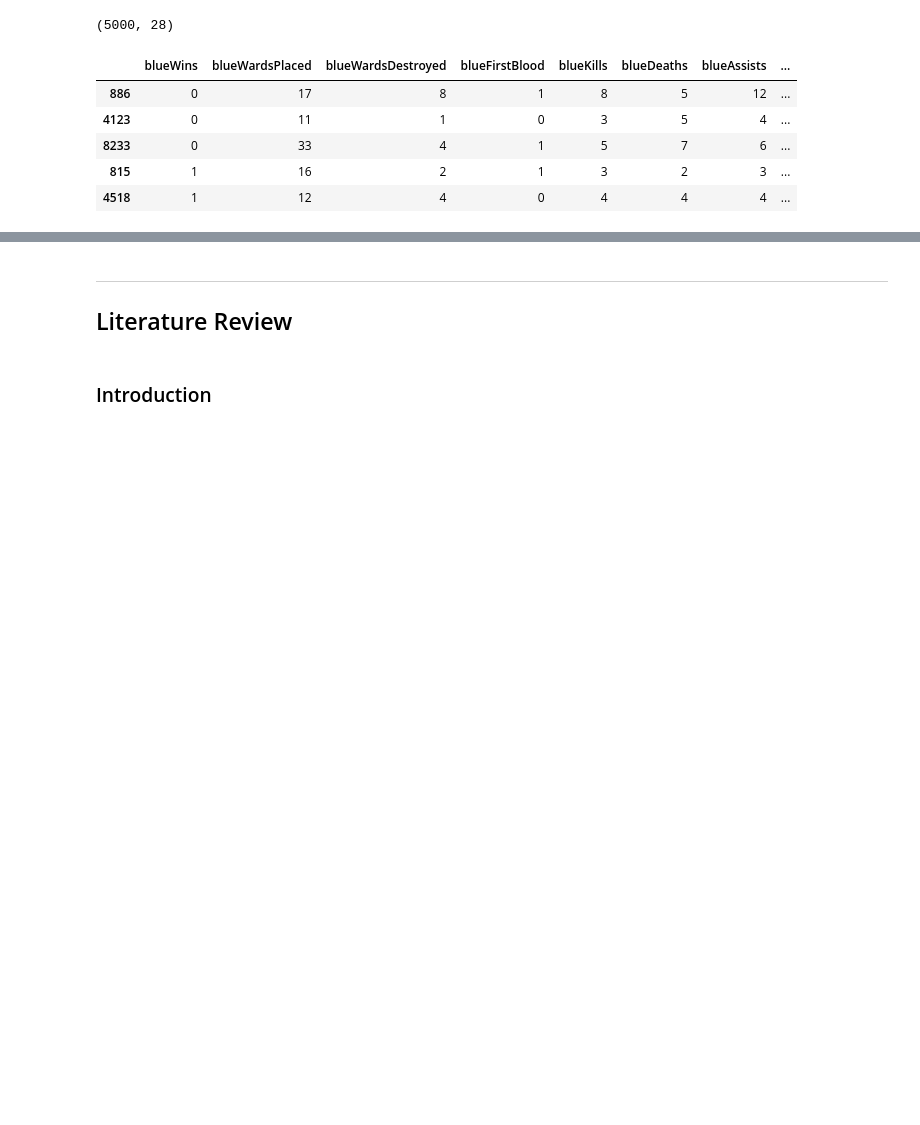
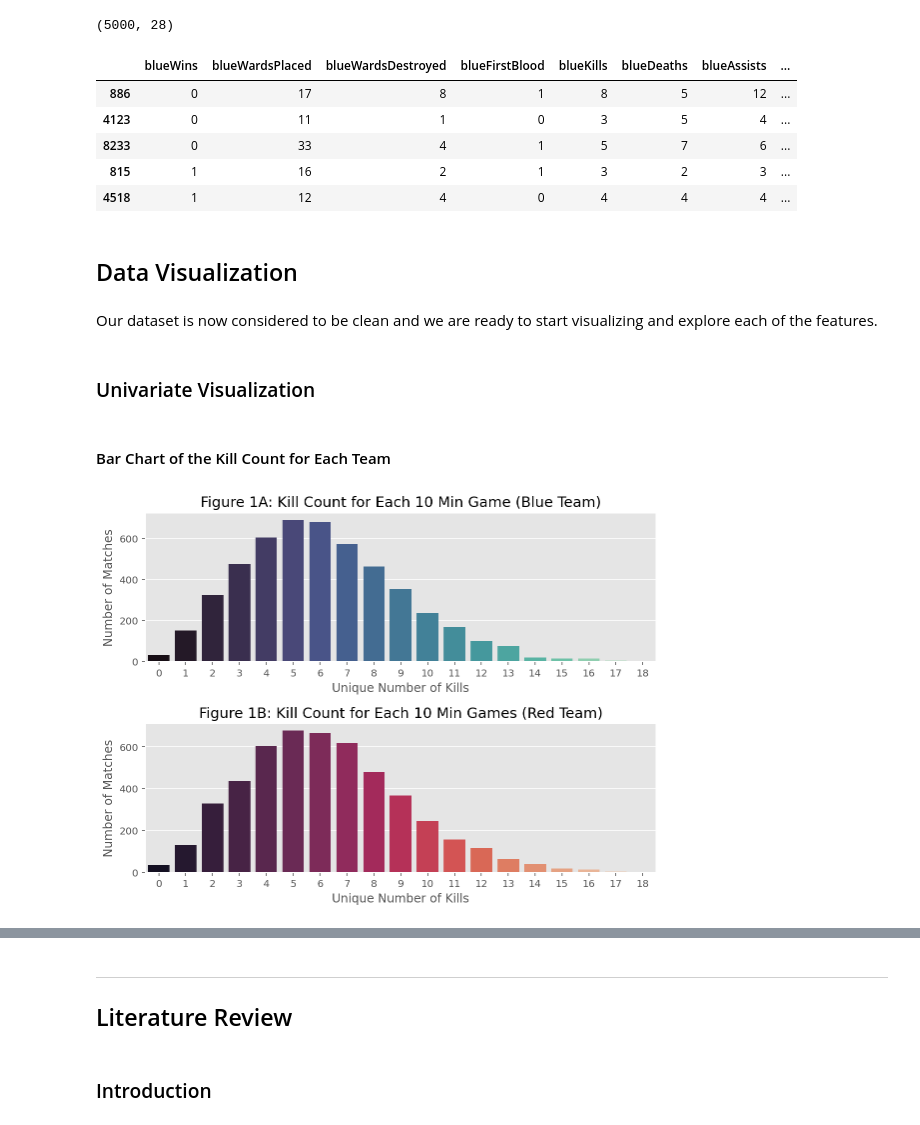
Before and after one commit to angelocarasig/lol_diamond_ranked_analysis, a Jupyter notebook: League of Legends Diamond Ranked Game Analysis.ipynb, the cells around one changed output, grey strips where cells are left out. Saved outputs shown, nothing was run; the diff lists cells and outputs as text; code cells hidden in the pictures; blank space fills up the shorter version.

Commit message:
Added Univariate Visualization (Can't think of anything else)

```diff
--- a/League of Legends Diamond Ranked Game Analysis.ipynb
+++ b/League of Legends Diamond Ranked Game Analysis.ipynb
@@ -302,3 +302,30 @@ df.sample(5, random_state=999)
 | 8233 | 0 | 33 | 4 | 1 | 5 | 7 | 6 | ... |
 | 815 | 1 | 16 | 2 | 1 | 3 | 2 | 3 | ... |
 | 4518 | 1 | 12 | 4 | 0 | 4 | 4 | 4 | ... |
+# %% [markdown]
+## Data Visualization
+# %% [markdown]
+Our dataset is now considered to be clean and we are ready to start visualizing and explore each of the features.
+# %% [markdown]
+### Univariate Visualization
+# %% [markdown]
+#### Bar Chart of the Kill Count for Each Team
+# %%
+plt.subplots(figsize=(8,6))
+
+plt.subplot(2,1,1)
+ax = sns.countplot(x='blueKills', data=df, palette='mako')
+plt.xlabel('Unique Number of Kills')
+plt.ylabel('Number of Matches')
+plt.title('Figure 1A: Kill Count for Each 10 Min Game (Blue Team)')
+
+plt.subplot(2,1,2)
+bx = sns.countplot(x='redKills', data=df, palette='rocket')
+plt.xlabel('Unique Number of Kills')
+plt.ylabel('Number of Matches')
+plt.title('Figure 1B: Kill Count for Each 10 Min Games (Red Team)')
+
+plt.tight_layout()
+plt.show()
+# %% [output]
+[figure, added]
```
Also changed, not shown: parts of 1 cell of this notebook.
